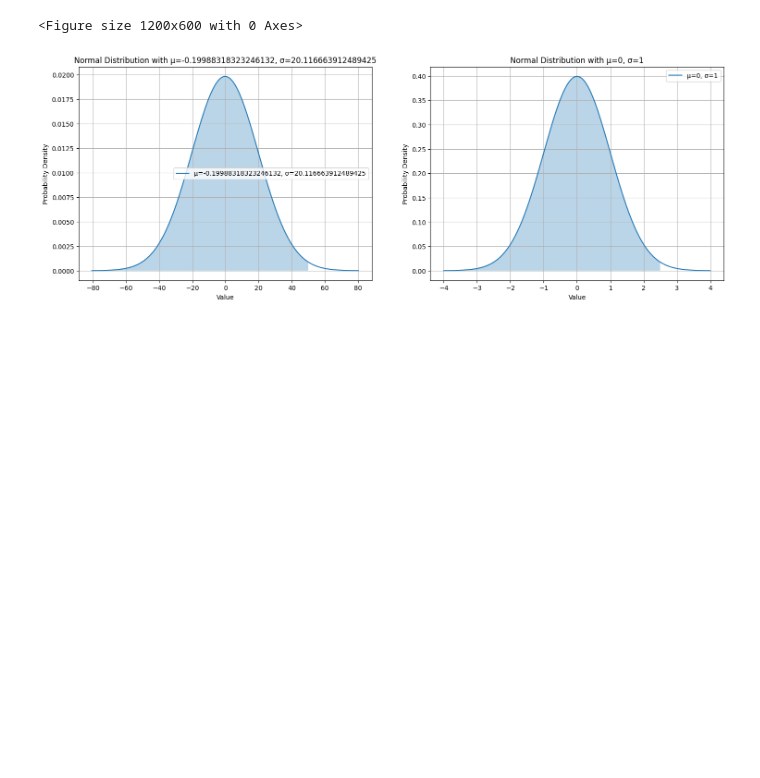
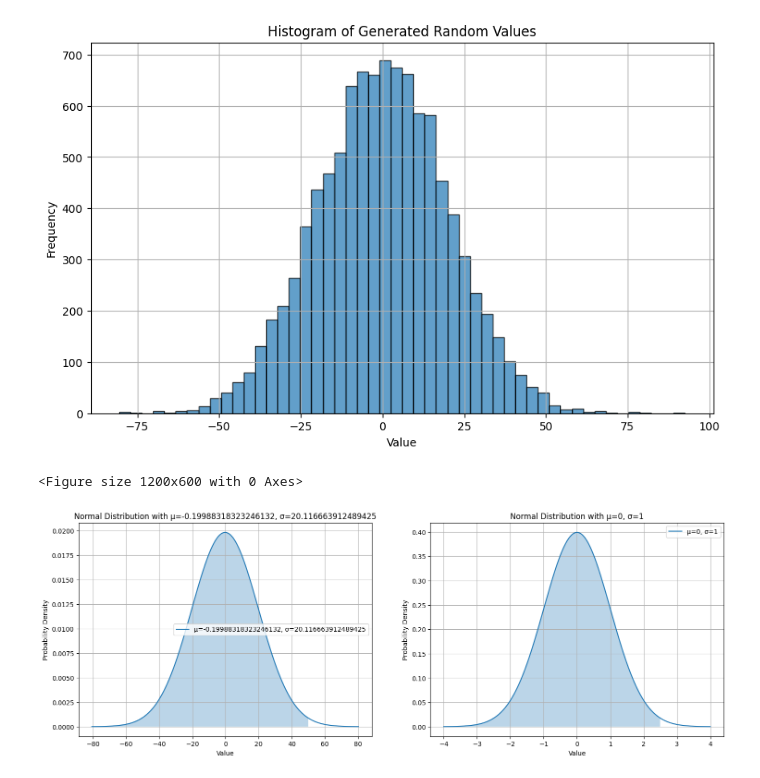
Before and after one commit to oroshisoba/monte-carlo, a Jupyter notebook: notes/nonte-carlo-02.ipynb, the cells around one changed output. Drawn from its saved outputs; the diff is of its cells as text; code cells hidden in the pictures; blank space fills up the shorter version.

```diff
--- a/notes/nonte-carlo-02.ipynb
+++ b/notes/nonte-carlo-02.ipynb
@@ -21,3 +21,14 @@ print(f"{x}パーセンタイルの値は: {percentile_value}")
+# %%
+# 度数分布のグラフを描画
+plt.figure(figsize=(10, 6))
+plt.hist(values, bins=50, edgecolor='black', alpha=0.7)
+plt.title('Histogram of Generated Random Values')
+plt.xlabel('Value')
+plt.ylabel('Frequency')
+plt.grid(True)
+plt.show()
+# %% [output]
+[figure, added]
 # %%
 # 定数kの値を設定
 k = 2.5
```
Also changed, not shown: parts of 1 cell of this notebook.
